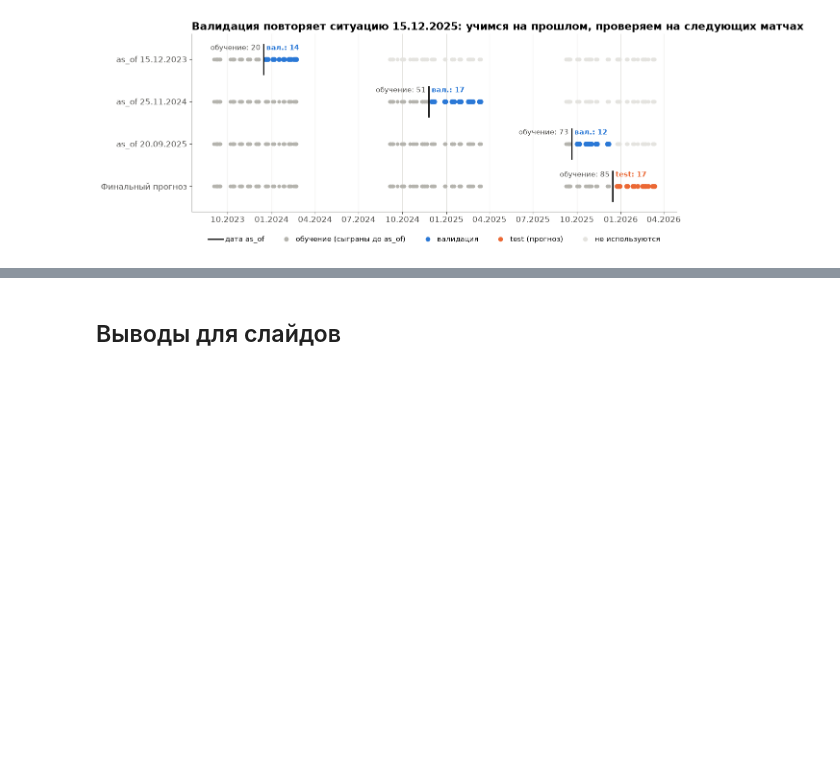
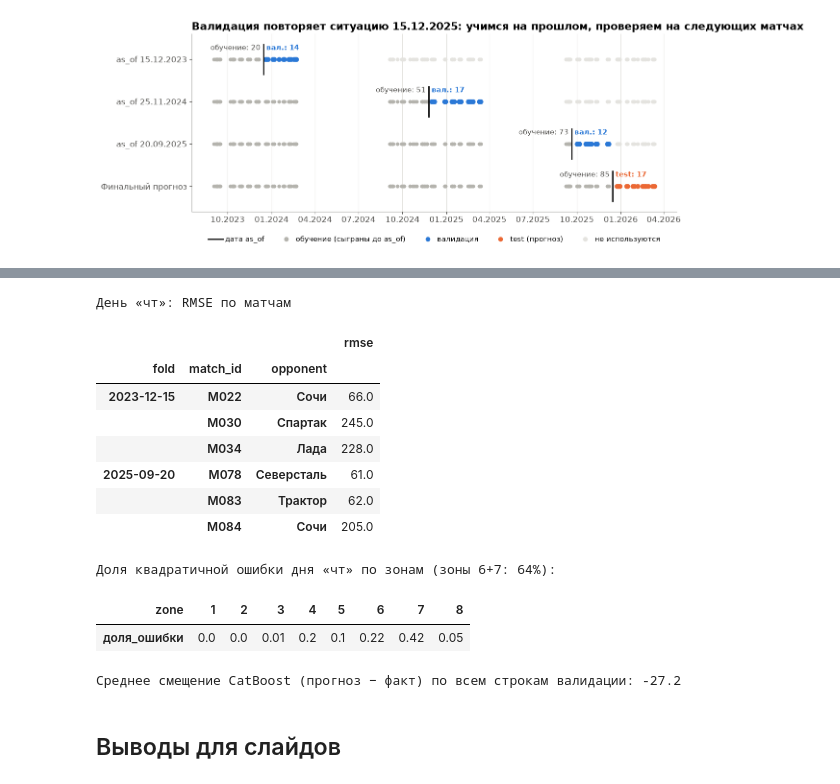
Before and after one commit to shertwg/datamatch-avangard, a Jupyter notebook: notebooks/04_report.ipynb, the cells around one changed output, grey strips where cells are left out. Saved outputs shown, nothing was run; the diff lists cells and outputs as text; code cells hidden in the pictures; blank space fills up the shorter version.

```diff
--- a/notebooks/04_report.ipynb
+++ b/notebooks/04_report.ipynb
@@ -583,3 +706,28 @@ plt.show()
+# %%
+# Откуда ошибка худшего дня: по матчам и по зонам. Плюс общее смещение CatBoost на валидации.
+ev["se"] = (ev["y_pred"] - ev["y_true"]) ** 2
+wd_rows = ev[ev["weekday"].map(WD) == worst]
+per_match = (wd_rows.groupby(["fold", "match_id", "opponent"])["se"].mean() ** 0.5).round(0).rename("rmse")
+zone_share = (wd_rows.groupby("zone")["se"].sum() / wd_rows["se"].sum()).round(2).rename("доля_ошибки")
+print(f"День «{worst}»: RMSE по матчам")
+display(per_match.to_frame())
+print(f"Доля квадратичной ошибки дня «{worst}» по зонам (зоны 6+7: {zone_share.loc[[6, 7]].sum():.0%}):")
+display(zone_share.to_frame().T)
+print(f"Среднее смещение CatBoost (прогноз − факт) по всем строкам валидации: {(ev['y_pred'] - ev['y_true']).mean():.1f}")
+# %% [output]
+День «чт»: RMSE по матчам
+|  |  |  | rmse |
+| fold | match_id | opponent |  |
+| 2023-12-15 | M022 | Сочи | 66.0 |
+|  | M030 | Спартак | 245.0 |
+|  | M034 | Лада | 228.0 |
+| 2025-09-20 | M078 | Северсталь | 61.0 |
+|  | M083 | Трактор | 62.0 |
+|  | M084 | Сочи | 205.0 |
+Доля квадратичной ошибки дня «чт» по зонам (зоны 6+7: 64%):
+| zone | 1 | 2 | 3 | 4 | 5 | 6 | 7 | 8 |
+| доля_ошибки | 0.0 | 0.0 | 0.01 | 0.2 | 0.1 | 0.22 | 0.42 | 0.05 |
+Среднее смещение CatBoost (прогноз − факт) по всем строкам валидации: -27.2
 # %% [markdown]
 ## Выводы для слайдов
 # %%
```
Also changed, not shown: parts of 6 cells of this notebook, 3 other files.
